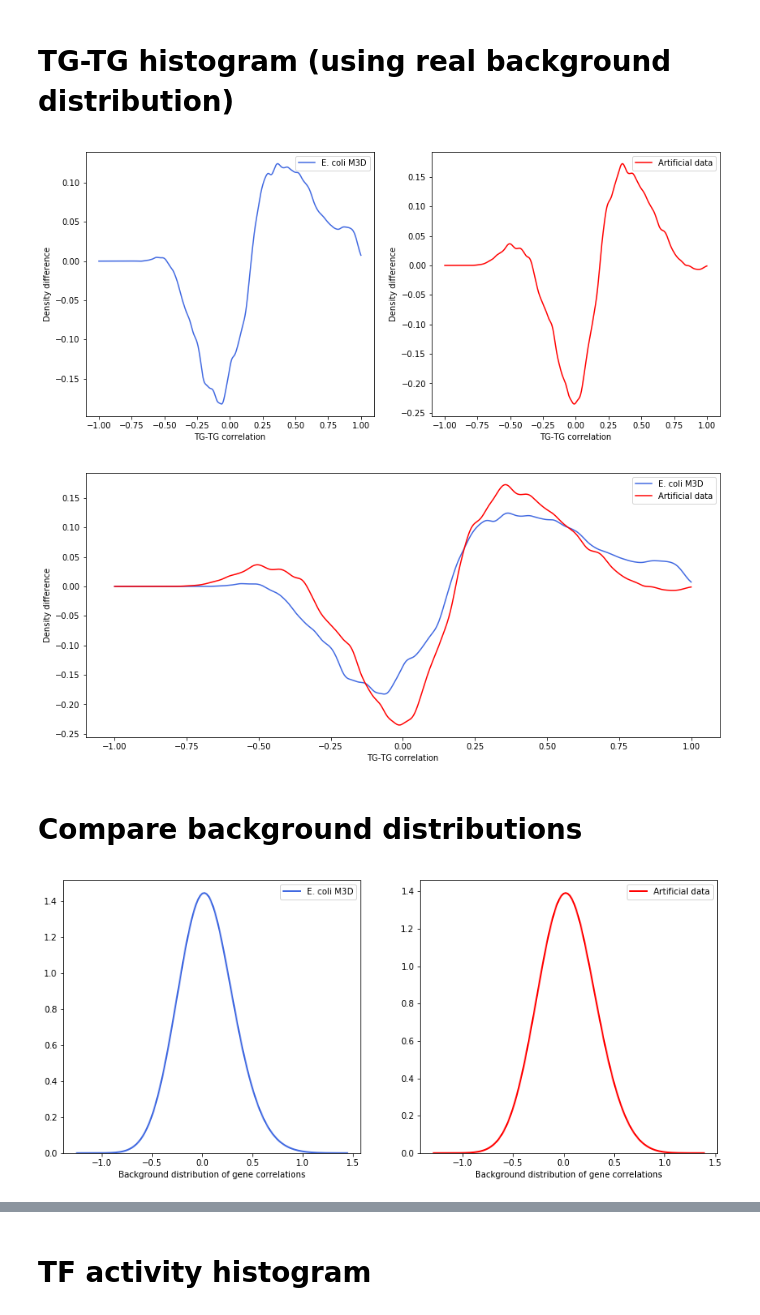
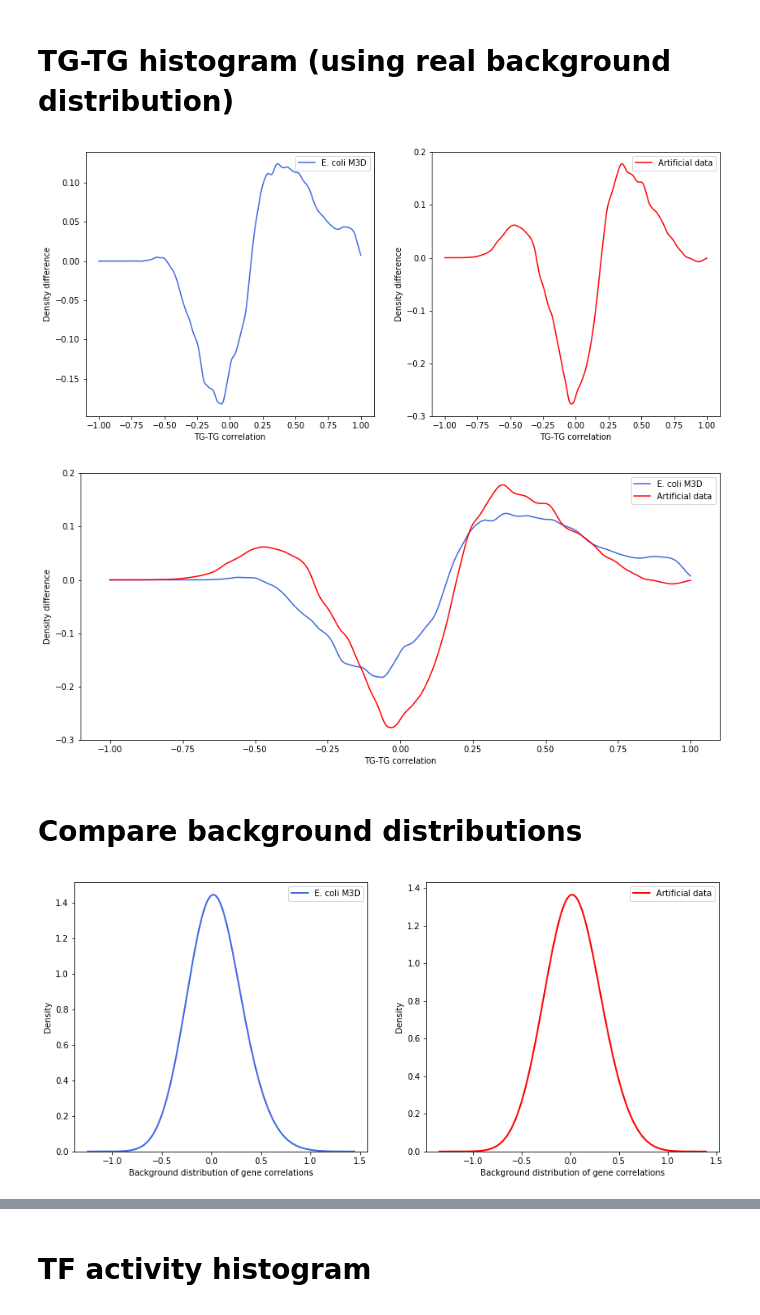
Before and after one commit to rvinas/adversarial-gene-expression, a Jupyter notebook: src/evaluate_data.ipynb, the cells around one changed output, grey strips where cells are left out. Cells and saved outputs as stored; diff of their text form; code cells hidden in the pictures.

```diff
--- a/src/evaluate_data.ipynb
+++ b/src/evaluate_data.ipynb
@@ -8,13 +8,13 @@ from clustering import *
 import seaborn as sns
 import scipy.stats as stats
 # %%
-root_gene = None
+root_gene = 'CRP'
 minimum_evidence = 'weak'
 max_depth = np.inf
 r_expr, gene_symbols, sample_names = load_data(root_gene=root_gene,
                                      minimum_evidence=minimum_evidence,
                                      max_depth=max_depth)
-
+nb_genes = len(gene_symbols)
 synthetic_name = 'EColi_n{}_r{}_e{}_d{}'.format(len(gene_symbols), root_gene, minimum_evidence, max_depth)
 s_expr, s_gs = load_synthetic(synthetic_name)
 
@@ -132,24 +132,24 @@ plot_difference_histogram(r_tg_tg_corr, r_back_corr, 'TG-TG correlation')
 plt.subplot(122)
 plot_difference_histogram(s_tg_tg_corr, r_back_corr, 'TG-TG correlation', dataset_name='Artificial data', color='red');
 # %% [output]
-[figure, old version]
+[figure, new version]
 # %%
 # plt.figure(figsize=(7, 7))
 plt.figure(figsize=(14, 6))
 ax = plot_difference_histogram(r_tg_tg_corr, r_back_corr, 'TG-TG correlation')
 plot_difference_histogram(s_tg_tg_corr, r_back_corr, 'TG-TG correlation', dataset_name='Artificial data', color='red', ax=ax);
 # %% [output]
-[figure, old version]
+[figure, new version]
 # %% [markdown]
 # Compare background distributions
 # %%
 plt.figure(figsize=(14, 6))
 plt.subplot(121)
-plot_distribution(r_back_corr, xlabel='Background distribution of gene correlations')
+plot_distribution(r_back_corr, xlabel='Background distribution of gene correlations', ylabel='Density',)
 plt.subplot(122)
-plot_distribution(s_back_corr, xlabel='Background distribution of gene correlations', label='Artificial data', color='red');
+plot_distribution(s_back_corr, xlabel='Background distribution of gene correlations', ylabel='Density', label='Artificial data', color='red');
 # %% [output]
-[figure, old version]
+[figure, new version]
 # %%
 plt.figure(figsize=(14, 6))
 ax = plot_distribution(r_back_corr, xlabel='Background distribution of gene correlations')
```
Also changed, not shown: parts of 20 cells of this notebook, 11 other files.
